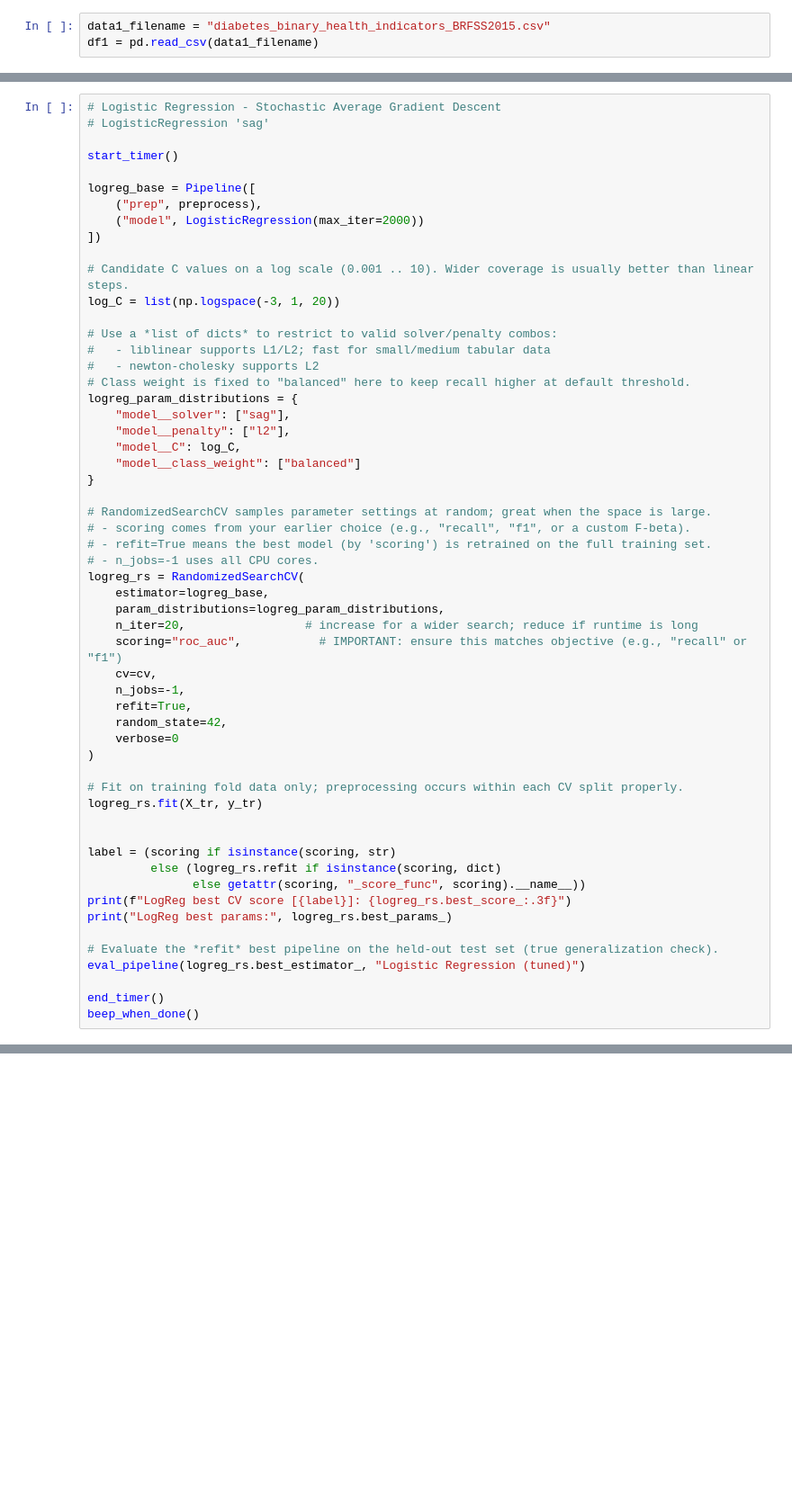
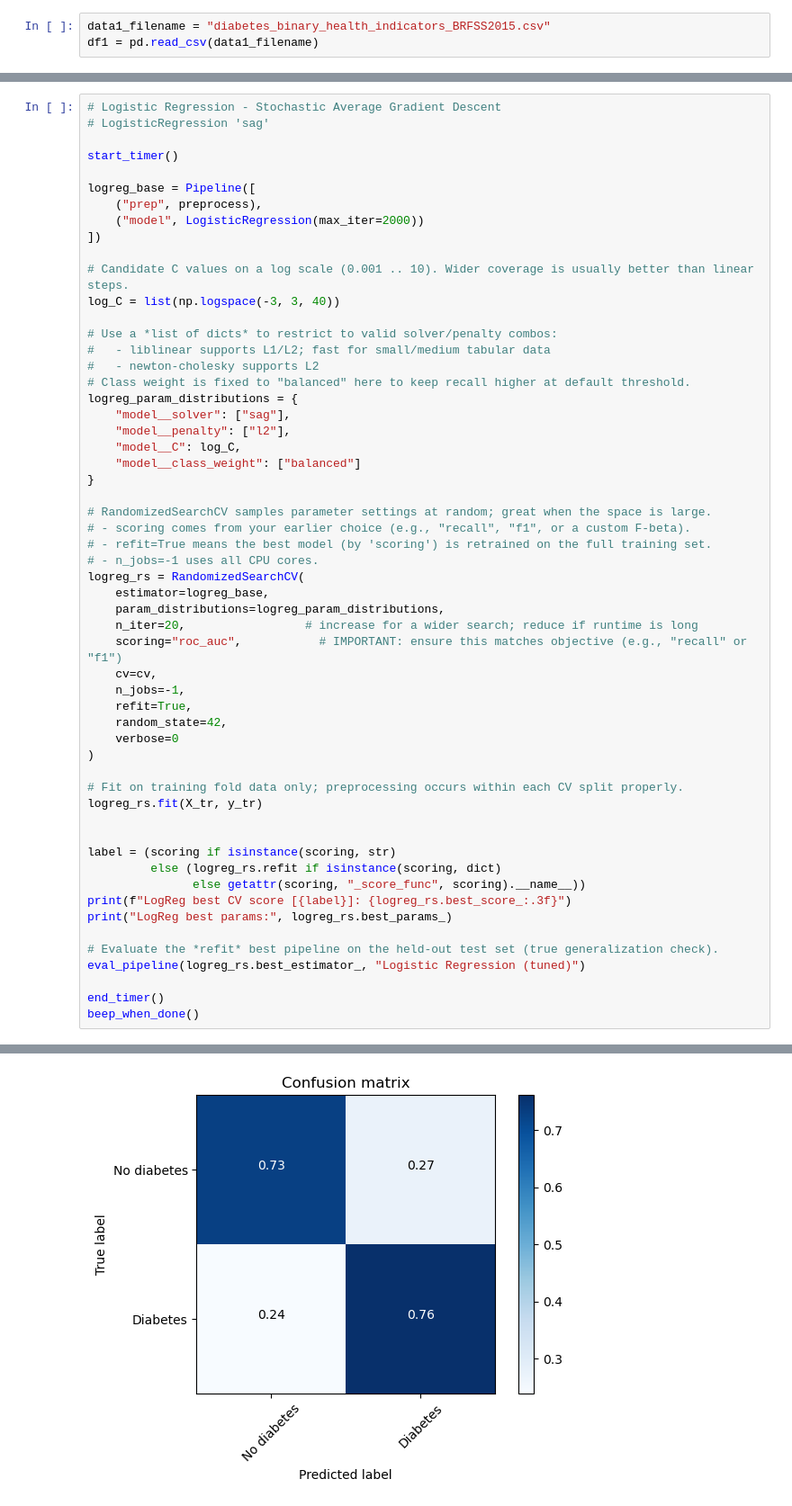
Before and after one commit to delschwartz/MCEN-5228-Midterm, a Jupyter notebook: Modeling Final.ipynb, the cells around one changed output, grey strips where cells are left out. Shown: that part at 90% size. Drawn from its saved outputs; the diff is of its cells as text; blank space fills up the shorter version.

```diff
--- a/Modeling Final.ipynb
+++ b/Modeling Final.ipynb
@@ -171,7 +171,7 @@ logreg_base = Pipeline([
 ])
 
 # Candidate C values on a log scale (0.001 .. 10). Wider coverage is usually better than linear steps.
-log_C = list(np.logspace(-3, 1, 20))
+log_C = list(np.logspace(-3, 3, 40))
 
 # Use a *list of dicts* to restrict to valid solver/penalty combos:
 #   - liblinear supports L1/L2; fast for small/medium tabular data
@@ -215,3 +215,4 @@ eval_pipeline(logreg_rs.best_estimator_, "Logistic Regression (tuned)")
 
 end_timer()
 beep_when_done()
+# %% [output]
@@ -217,0 +236 @@ beep_when_done()
+[figure, added]
```
Also changed, not shown: parts of 6 cells of this notebook.
